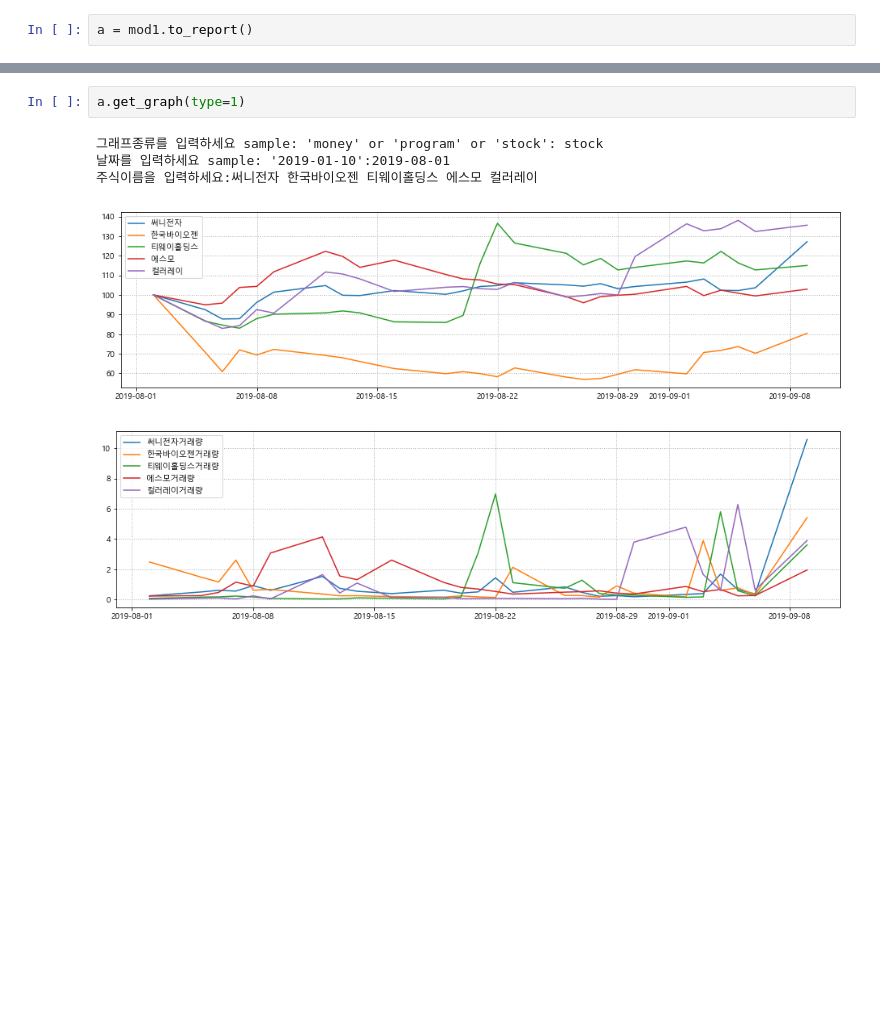
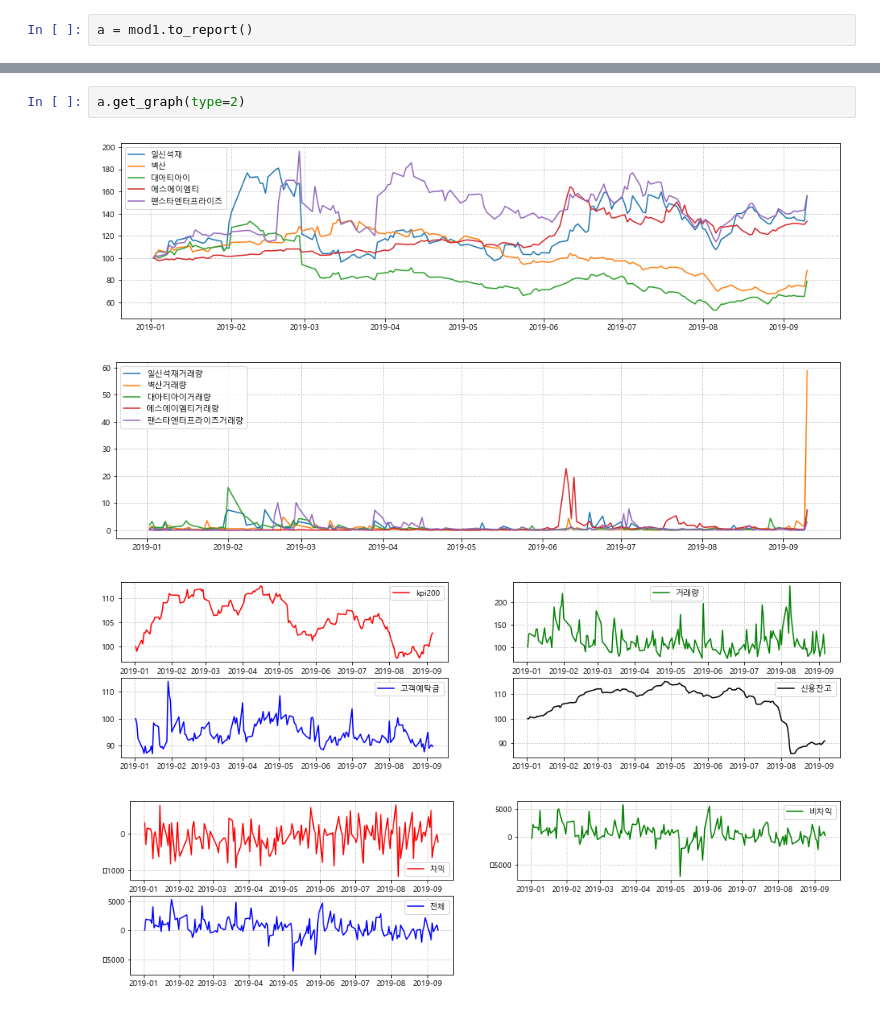
Before and after one commit to linux386/first_module, a Jupyter notebook: daily_report.ipynb, the cells around one changed output, grey strips where cells are left out. Drawn from its saved outputs; the diff is of its cells as text; blank space fills up the shorter version.

```diff
--- a/daily_report.ipynb
+++ b/daily_report.ipynb
@@ -40,8 +40,7 @@ a.stock_select_with_Volume_Close(type=2)
 # %%
-a.get_graph(type=1)
+a.get_graph(type=2)
 # %% [output]
-그래프종류를 입력하세요 sample: 'money' or 'program' or 'stock': stock
-날짜를 입력하세요 sample: '2019-01-10':2019-08-01
-주식이름을 입력하세요:써니전자 한국바이오젠 티웨이홀딩스 에스모 컬러레이
-[figure, old version]
+[figure, new version]
-[figure, old version]
+[figure, new version]
+[figure, added]
+[figure, added]
```
Also changed, not shown: parts of 1 cell of this notebook, 1 other file.
